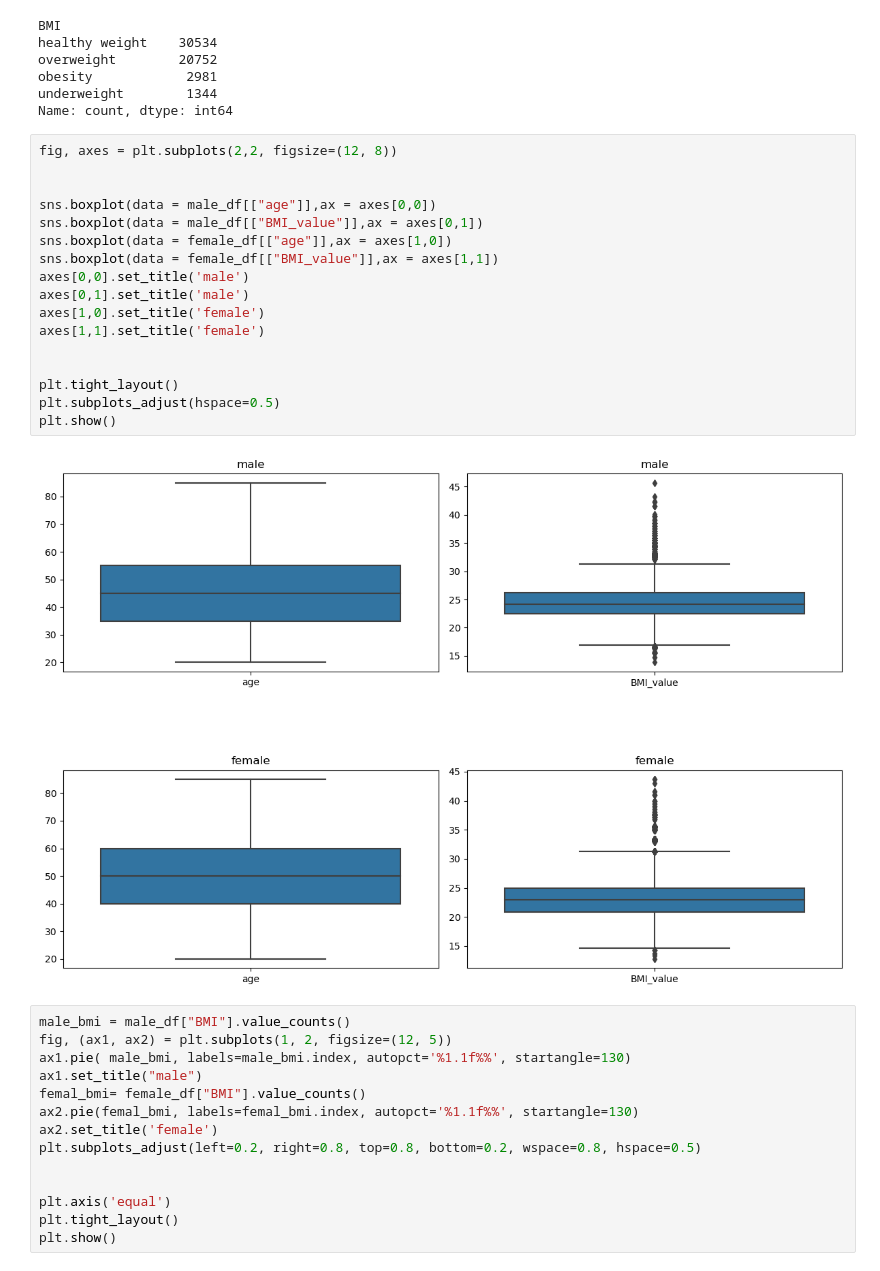
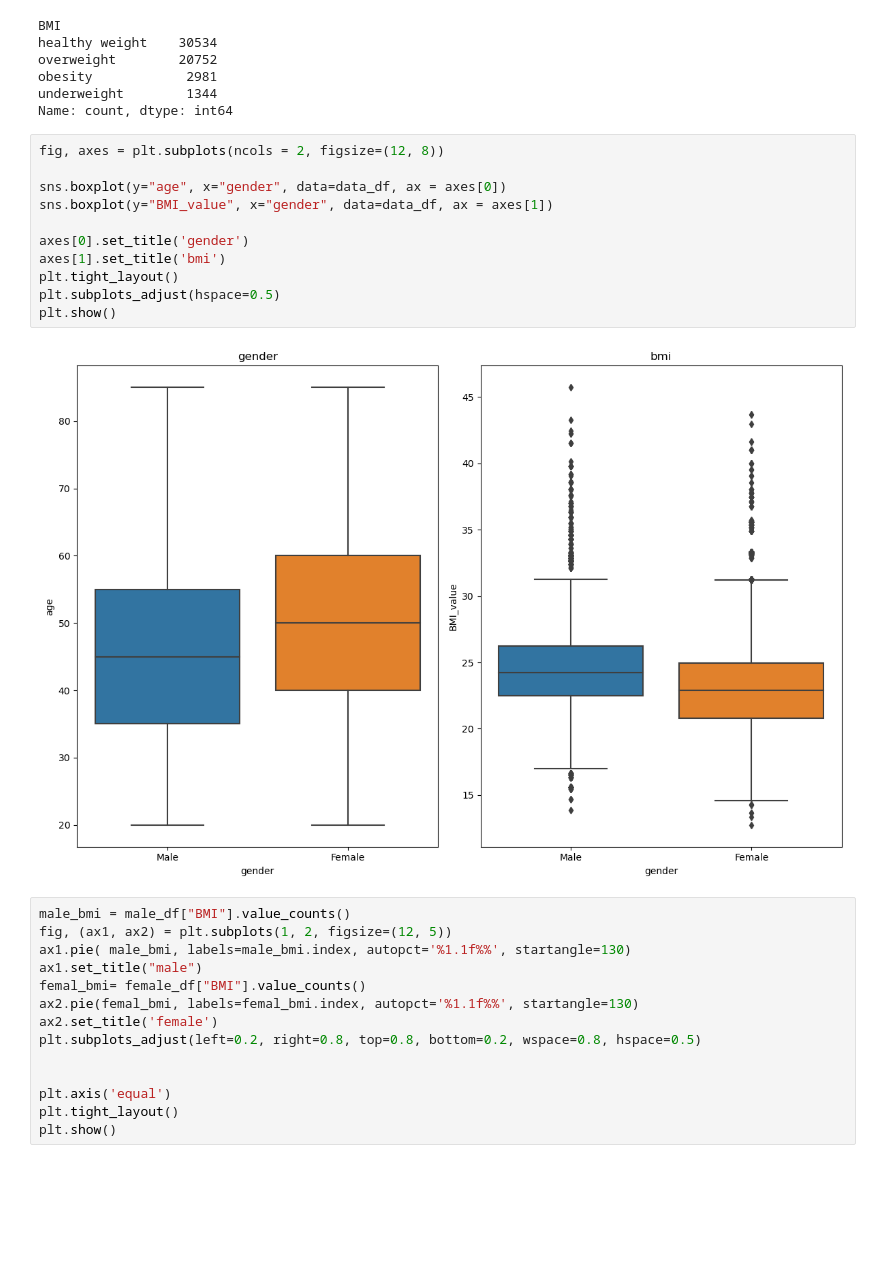
Before and after one commit to reuvenwel/project-1, a Jupyter notebook: גרסה_5.ipynb.ipynb, the cells around one changed output. Cells and saved outputs as stored; diff of their text form; blank space fills up the shorter version.

```diff
--- a/גרסה_5.ipynb.ipynb
+++ b/גרסה_5.ipynb.ipynb
@@ -343,25 +343,19 @@ overweight        20752
 obesity            2981
 underweight        1344
 Name: count, dtype: int64
-# %%
-fig, axes = plt.subplots(2,2, figsize=(12, 8))
-
-
-sns.boxplot(data = male_df[["age"]],ax = axes[0,0])
-sns.boxplot(data = male_df[["BMI_value"]],ax = axes[0,1])
-sns.boxplot(data = female_df[["age"]],ax = axes[1,0])
-sns.boxplot(data = female_df[["BMI_value"]],ax = axes[1,1])
-axes[0,0].set_title('male')
-axes[0,1].set_title('male')
-axes[1,0].set_title('female')
-axes[1,1].set_title('female')
-
-
-plt.tight_layout()
-plt.subplots_adjust(hspace=0.5)
-plt.show()
-# %% [output]
-[figure, removed]
+# %%
+fig, axes = plt.subplots(ncols = 2, figsize=(12, 8))
+
+sns.boxplot(y="age", x="gender", data=data_df, ax = axes[0])
+sns.boxplot(y="BMI_value", x="gender", data=data_df, ax = axes[1])
+
+axes[0].set_title('gender')
+axes[1].set_title('bmi')
+plt.tight_layout()
+plt.subplots_adjust(hspace=0.5)
+plt.show()
+# %% [output]
+[figure, added]
 # %%
 male_bmi = male_df["BMI"].value_counts()
 fig, (ax1, ax2) = plt.subplots(1, 2, figsize=(12, 5))
```
Also changed, not shown: parts of 5 cells of this notebook.
